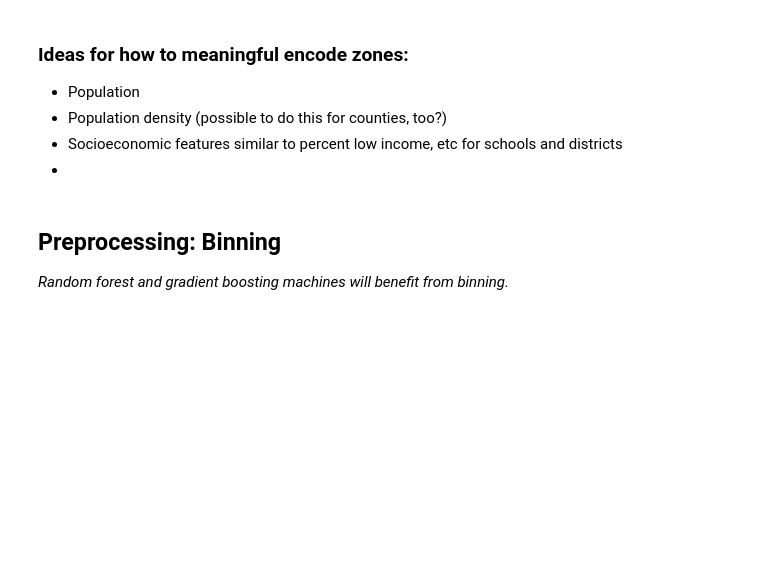
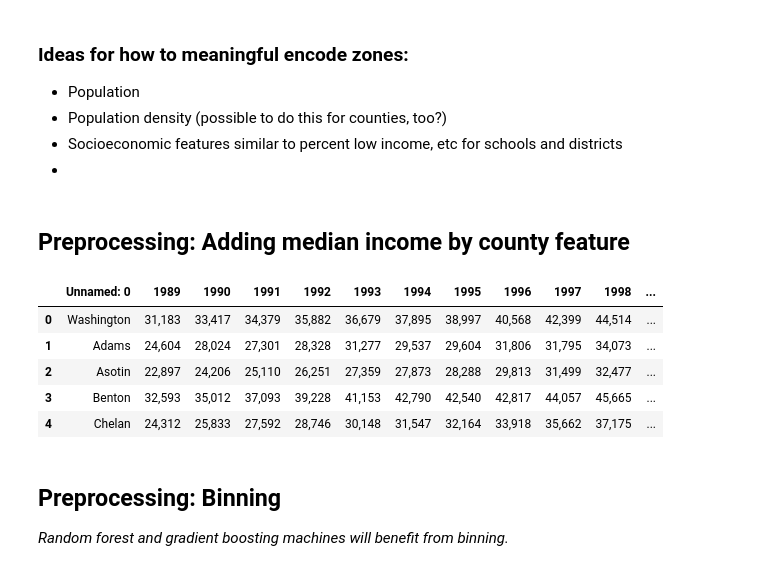
Before and after one commit to brinkbrink/WA_CS_v2, a Jupyter notebook: SchoolAnalysis.ipynb, the cells around one changed output. Drawn from its saved outputs; the diff is of its cells as text; code cells hidden in the pictures; blank space fills up the shorter version.

Commit message:
begin adding median income feature

```diff
--- a/SchoolAnalysis.ipynb
+++ b/SchoolAnalysis.ipynb
@@ -266,6 +230,19 @@ ValueError: '10tab' is not a valid value for cmap; supported values are 'Accent'
 * Population density (possible to do this for counties, too?)
 * Socioeconomic features similar to percent low income, etc for schools and districts
 *
+# %% [markdown]
+## Preprocessing: Adding median income by county feature
+# %%
+median_income = pd.read_csv('median_income.csv')
+# %%
+median_income.head()
+# %% [output]
+|  | Unnamed: 0 | 1989 | 1990 | 1991 | 1992 | 1993 | 1994 | 1995 | 1996 | 1997 | 1998 | ... |
+| 0 | Washington | 31,183 | 33,417 | 34,379 | 35,882 | 36,679 | 37,895 | 38,997 | 40,568 | 42,399 | 44,514 | ... |
+| 1 | Adams | 24,604 | 28,024 | 27,301 | 28,328 | 31,277 | 29,537 | 29,604 | 31,806 | 31,795 | 34,073 | ... |
+| 2 | Asotin | 22,897 | 24,206 | 25,110 | 26,251 | 27,359 | 27,873 | 28,288 | 29,813 | 31,499 | 32,477 | ... |
+| 3 | Benton | 32,593 | 35,012 | 37,093 | 39,228 | 41,153 | 42,790 | 42,540 | 42,817 | 44,057 | 45,665 | ... |
+| 4 | Chelan | 24,312 | 25,833 | 27,592 | 28,746 | 30,148 | 31,547 | 32,164 | 33,918 | 35,662 | 37,175 | ... |
 # %% [markdown]
 ## Preprocessing: Binning
 
```
Also changed, not shown: parts of 4 cells of this notebook, 1 other file.
